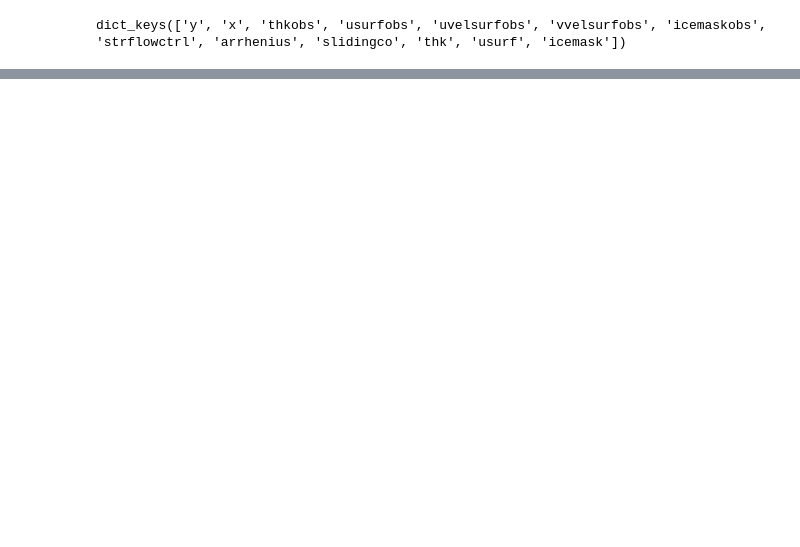
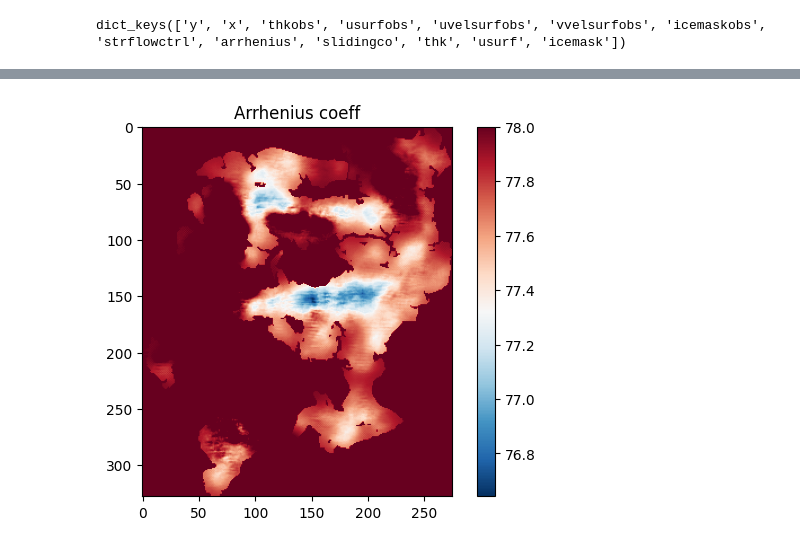
Before and after one commit to ethan-pierce/igm-alpine, a Jupyter notebook: mendenhall/inverse/outputs-cfsflow50/explore-output.ipynb, the cells around one changed output, grey strips where cells are left out. Drawn from its saved outputs; the diff is of its cells as text; code cells hidden in the pictures; blank space fills up the shorter version.

```diff
--- a/mendenhall/inverse/outputs-cfsflow50/explore-output.ipynb
+++ b/mendenhall/inverse/outputs-cfsflow50/explore-output.ipynb
@@ -17,0 +19,7 @@ plt.show()
+# %%
+im = plt.imshow(geology['arrhenius'][:], cmap = 'RdBu_r')
+plt.title('Arrhenius coeff')
+plt.colorbar(im)
+plt.show()
+# %% [output]
+[figure, added]
```
Also changed, not shown: parts of 1 cell of this notebook.
